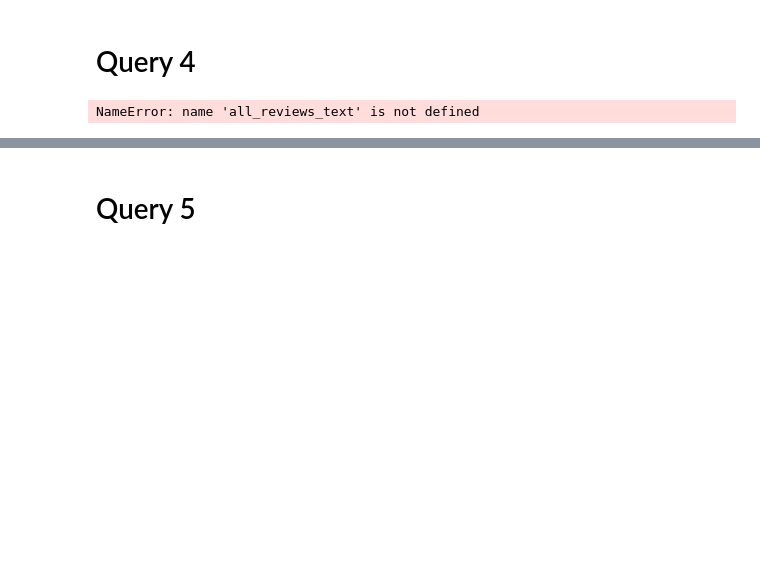
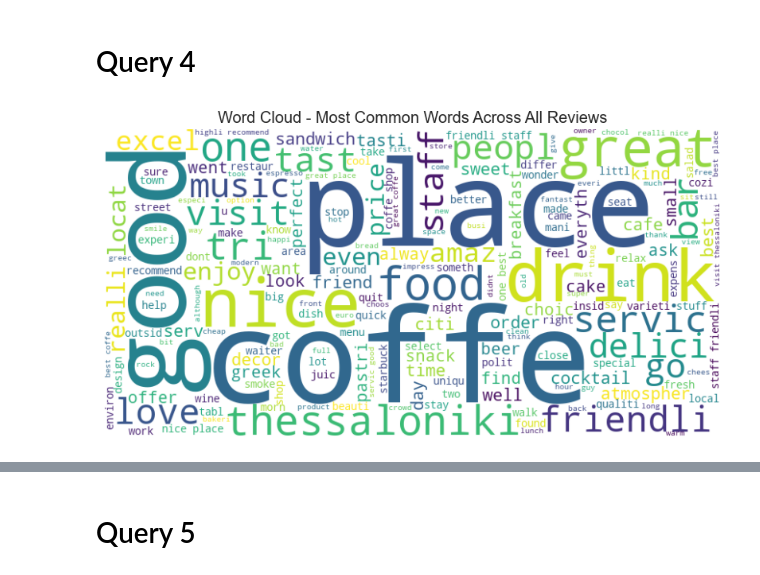
Before and after one commit to VasilikiZarkadoula/Trip-Advisor-Web-Scraping-Auth-2023, a Jupyter notebook: data_analysis.ipynb, the cells around one changed output, grey strips where cells are left out. Drawn from its saved outputs; the diff is of its cells as text; code cells hidden in the pictures; blank space fills up the shorter version.

```diff
--- a/data_analysis.ipynb
+++ b/data_analysis.ipynb
@@ -425,5 +406,33 @@ plt.show()
 # %% [markdown]
 # Query 4
+# %%
+def getWordCounts(n):
+    # Most common words across all reviews
+    count_vectorizer = CountVectorizer(stop_words="english", ngram_range=(n, n))
+    word_counts = count_vectorizer.fit_transform([all_reviews_text])
+    common_words = count_vectorizer.get_feature_names_out()
+    word_counts = word_counts.toarray().squeeze()
+    word_counts_df = pd.DataFrame({'Word': common_words, 'Count': word_counts})
+    top_words_all_reviews = word_counts_df.nlargest(20, 'Count')
+    top_words_all_reviews = " ".join(top_words_all_reviews['Word'])
+
+    return top_words_all_reviews, common_words, word_counts
+# %%
+from wordcloud import WordCloud
+
+query4_df = reviews
+all_reviews_text = ' '.join(query4_df['Review Text'])
+top_words_all_reviews = getWordCounts(1)
+
+# Word cloud for most common words across all reviews
+wordcloud = WordCloud(width=800, height=400, background_color='white').generate(all_reviews_text)
+plt.figure(figsize=(10, 6))
+plt.imshow(wordcloud, interpolation='bilinear')
+plt.axis('off')
+plt.title('Word Cloud - Most Common Words Across All Reviews')
+plt.show()
+# %% [output]
+[figure, added]
 # %%
 def makePlot(dict, title):
     # Generate word cloud for bigrams
@@ -478,19 +445 @@ def mostCommon1starVS5star(df, wordLength):
-# %%
-query4_df = reviews
-
-# Most common words across all reviews
-count_vectorizer = CountVectorizer(stop_words='english', ngram_range=(1, 1))
-word_counts = count_vectorizer.fit_transform([all_reviews_text])
-common_words = count_vectorizer.get_feature_names_out()
-word_counts = word_counts.toarray().squeeze()
-
-# Word cloud for most common words across all reviews
-wordcloud = WordCloud(width=800, height=400, background_color='white').generate(all_reviews_text)
-plt.figure(figsize=(10, 6))
-plt.imshow(wordcloud, interpolation='bilinear')
-plt.axis('off')
-plt.title('Word Cloud - Most Common Words Across All Reviews')
-plt.show()
-# %% [output]
-NameError: name 'all_reviews_text' is not defined
 # %%
```
Also changed, not shown: parts of 15 cells of this notebook.
